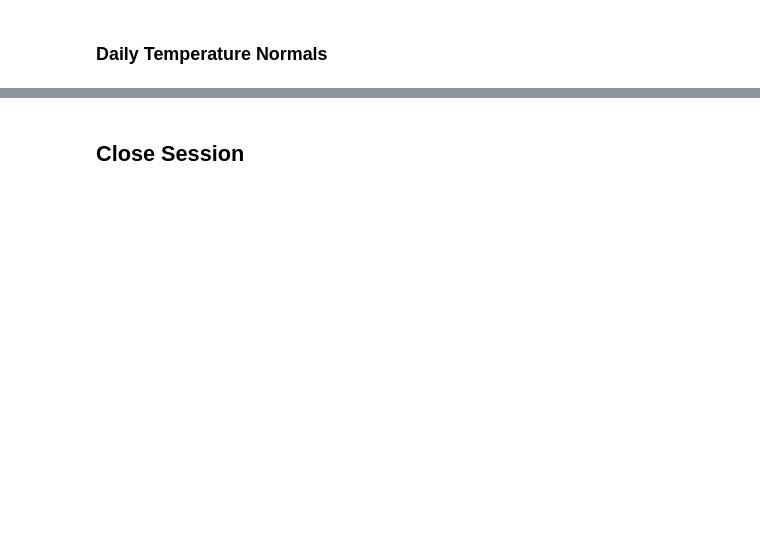
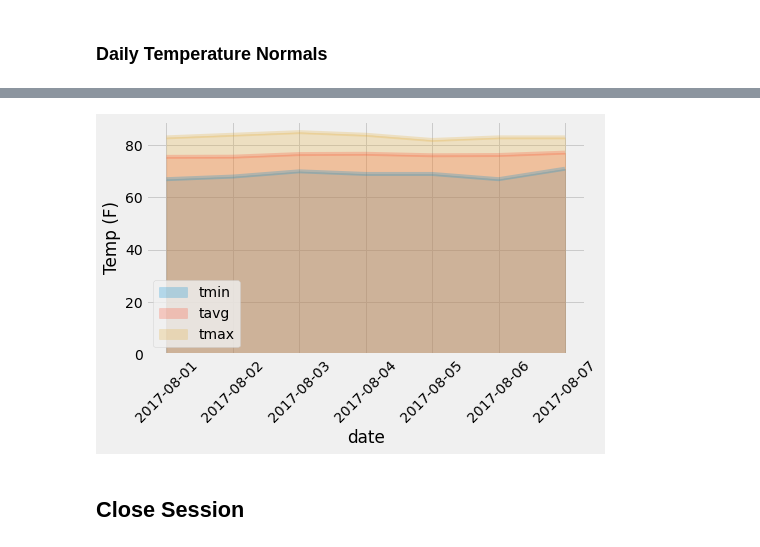
Before and after one commit to anyren/climate_analysis, a Jupyter notebook: temp_analysis_2.ipynb, the cells around one changed output, grey strips where cells are left out. Cells and saved outputs as stored; diff of their text form; code cells hidden in the pictures; blank space fills up the shorter version.

```diff
--- a/temp_analysis_2.ipynb
+++ b/temp_analysis_2.ipynb
@@ -94,12 +143,18 @@ start_date = '2017-08-01'
 end_date = '2017-08-07'
 
 # Use the start and end date to create a range of dates
-
+date_range = ['2017-08-01','2017-08-02','2017-08-03','2017-08-04','2017-08-05','2017-08-06','2017-08-07']
 
 # Strip off the year and save a list of strings in the format %m-%d
-
+month_range = [d[5:10] for d in date_range]
 
 # Use the `daily_normals` function to calculate the normals for each date string
 # and append the results to a list called `normals`.
+normals = [np.ravel(daily_normals(m)[0]) for m in month_range]
 # %%
 # Load the previous query results into a Pandas DataFrame and add the `trip_dates` range as the `date` index
+normals_df = pd.DataFrame(normals)
+normals_df = normals_df.rename(columns = {0:'tmin',1:'tavg',2:'tmax'})
+normals_df['date'] = date_range
+normals_df = normals_df.set_index('date')
+normals_df
@@ -106,4 +171,8 @@ end_date = '2017-08-07'
 # %%
 # Plot the daily normals as an area plot with `stacked=False`
+normals_df.plot(kind="area",stacked=False, rot=45,alpha = 0.25,figsize=(7,4),ylabel="Temp (F)")
+plt.show()
+# %% [output]
+[figure, added]
 # %% [markdown]
 ## Close Session
```
Also changed, not shown: parts of 13 cells of this notebook.
